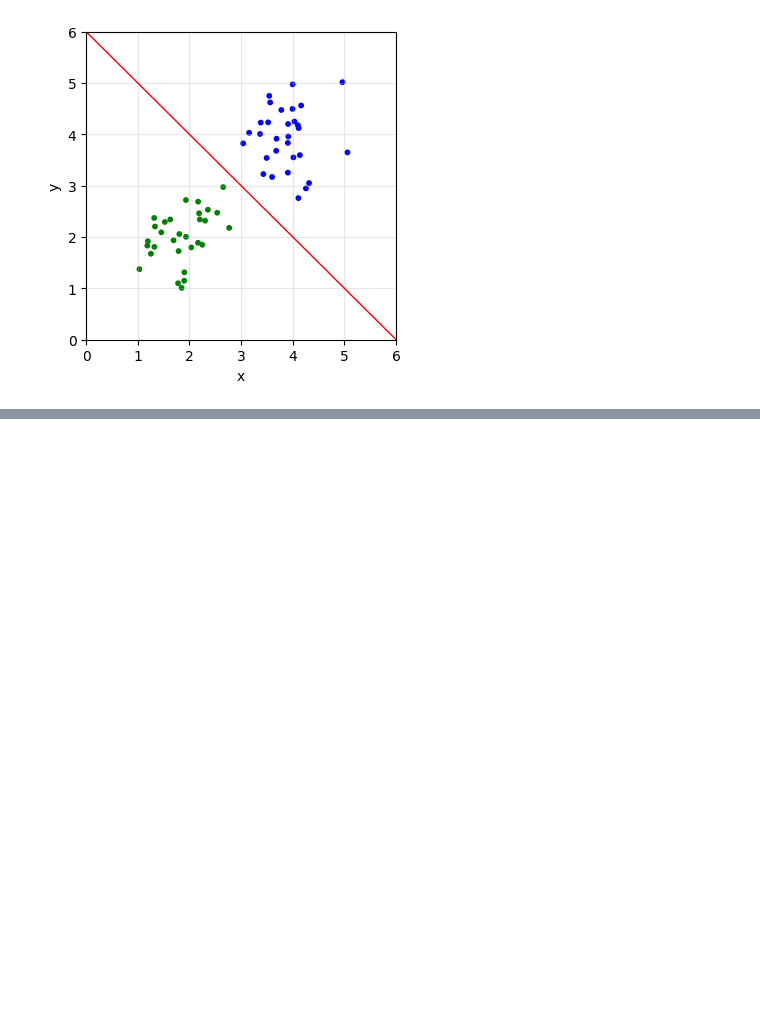
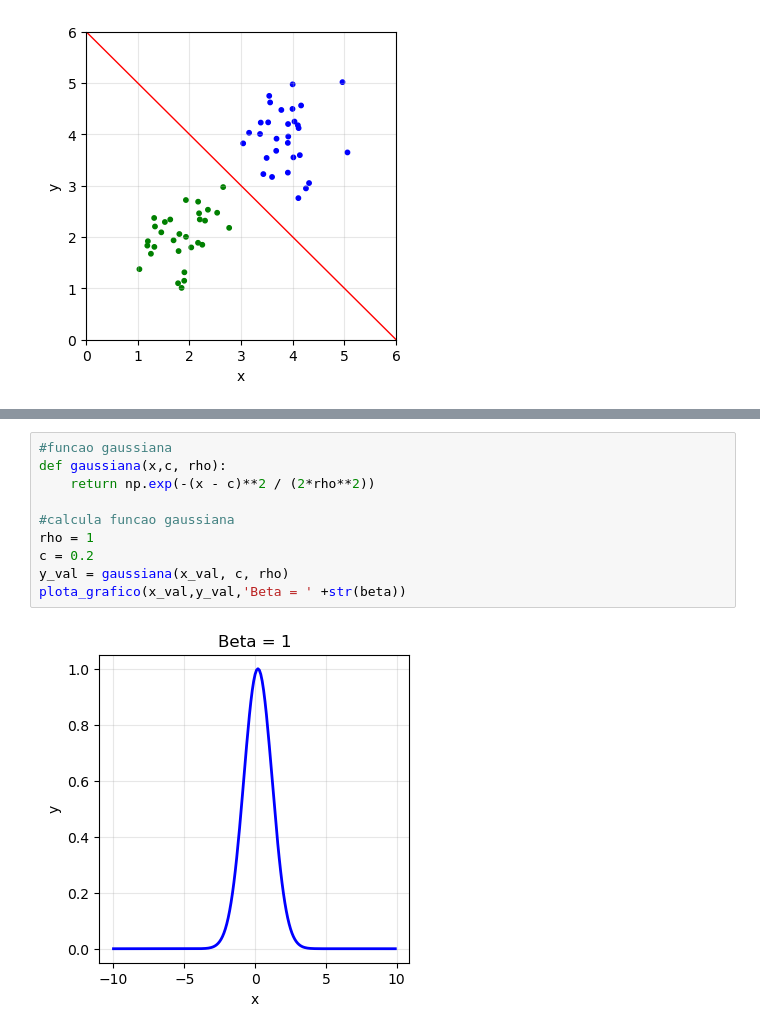
Before and after one commit to eulergomees/neural_networks, a Jupyter notebook: neuronio_simples.ipynb, the cells around one changed output, grey strips where cells are left out. Saved outputs shown, nothing was run; the diff lists cells and outputs as text; blank space fills up the shorter version.

```diff
--- a/neuronio_simples.ipynb
+++ b/neuronio_simples.ipynb
@@ -93,0 +129,12 @@ plt.show()
+# %%
+#funcao gaussiana
+def gaussiana(x,c, rho):
+    return np.exp(-(x - c)**2 / (2*rho**2))
+
+#calcula funcao gaussiana
+rho = 1
+c = 0.2
+y_val = gaussiana(x_val, c, rho)
+plota_grafico(x_val,y_val,'Beta = ' +str(beta))
+# %% [output]
+[figure, added]
```
Also changed, not shown: parts of 9 cells of this notebook.
